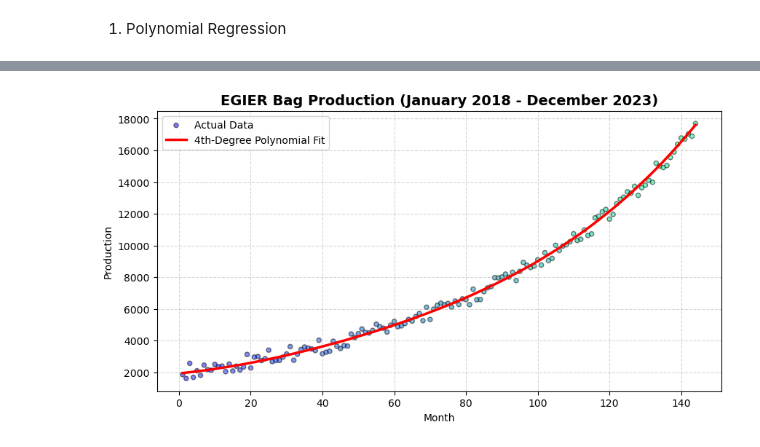
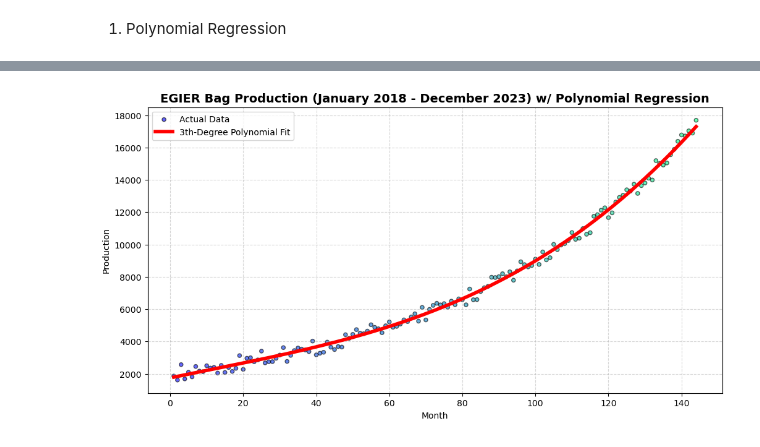
Before and after one commit to RobbenWijanathan/egier-production-trend-analysis, a Jupyter notebook: main.ipynb, the cells around one changed output, grey strips where cells are left out. Drawn from its saved outputs; the diff is of its cells as text; code cells hidden in the pictures.

Commit message:
Update Polynomial Regression to 3rd Degree Only

```diff
--- a/main.ipynb
+++ b/main.ipynb
@@ -80,26 +78,26 @@ y = 0.000029x^4 + -0.004446x^3 + 0.641969x^2 + 22.005505x^1 + 1937.026376x^0
 # %%
 import numpy as np
 import matplotlib.pyplot as plt
 
 # Polynomial coefficients (highest degree first)
-coeffs = [0.000029, -0.004446, 0.641969, 22.005505, 1937.026376]
+coeffs = [0.003863, -0.134357, 47.223553, 1748.506723]
 
 # x-values (months)
 x = np.array(data['Month'])
 y = np.array(data['Production'])
 
 # predicted y using your polynomial
 y_pred = np.polyval(coeffs, x)
 
 # --- Plot ---
-plt.figure(figsize=(10,5))
-plt.scatter(x, y, c=x, cmap='winter', edgecolors="black", s=20, alpha=0.5, label='Actual Data')
-plt.plot(x, y_pred, color='red', linewidth=2.5, label='4th-Degree Polynomial Fit')
-plt.title("EGIER Bag Production (January 2018 - December 2023)", fontsize=14, fontweight='bold')
+plt.figure(figsize=(12,6))
+plt.scatter(x, y, c=x, cmap='winter', edgecolors="black", s=20, alpha=0.6, label='Actual Data')
+plt.plot(x, y_pred, color='red', linewidth=4, label='3th-Degree Polynomial Fit')
+plt.title("EGIER Bag Production (January 2018 - December 2023) w/ Polynomial Regression", fontsize=14, fontweight='bold')
 plt.xlabel("Month", fontsize=10)
 plt.ylabel("Production", fontsize=10)
 plt.grid(True, linestyle='--', alpha=0.5)
 plt.legend()
 plt.show()
 # %% [output]
-[figure, old version]
+[figure, new version]
```
Also changed, not shown: parts of 2 cells of this notebook.
